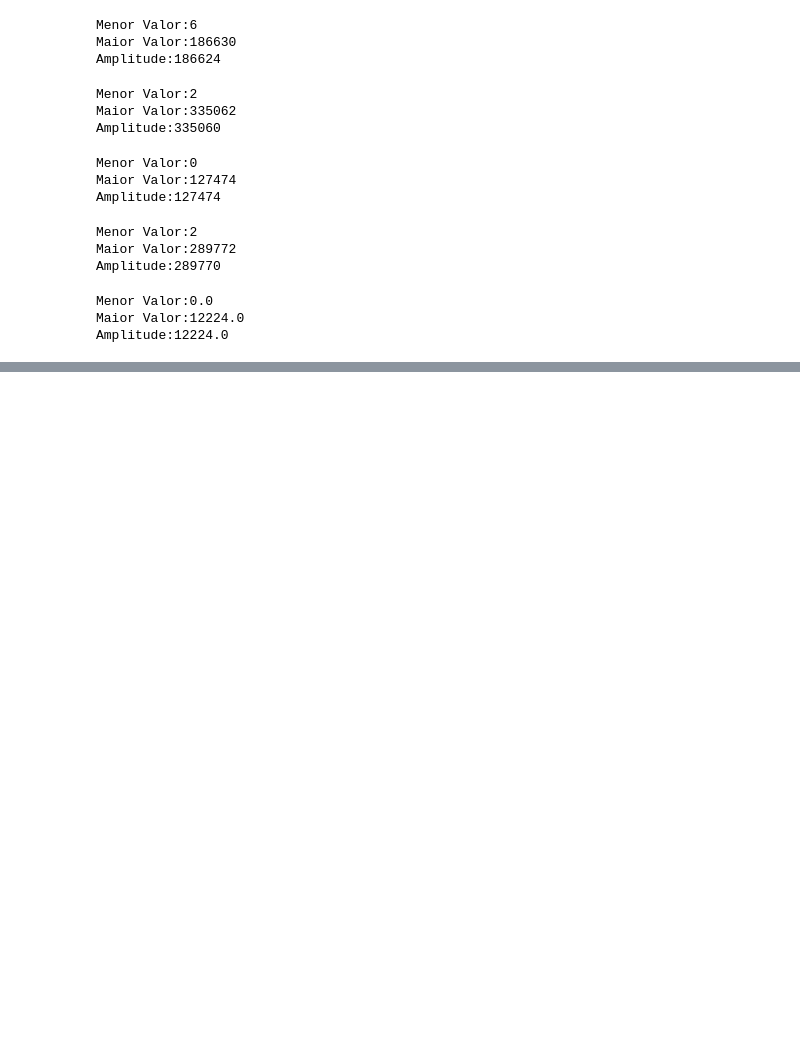
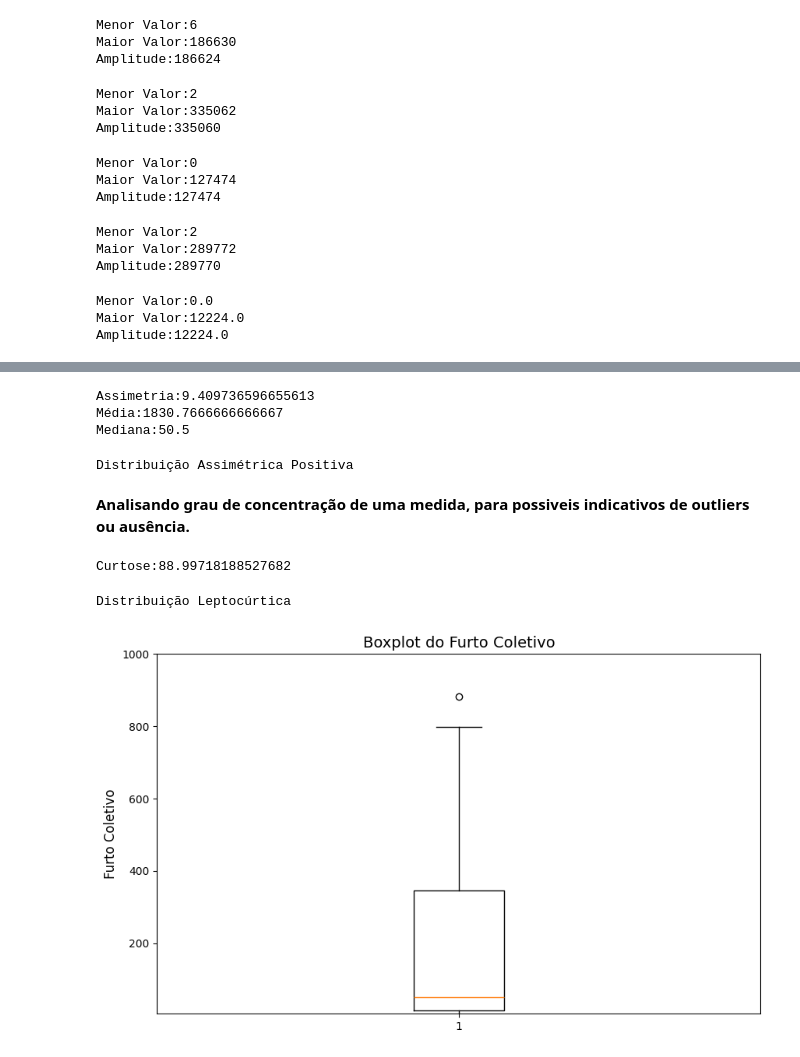
Before and after one commit to AnaCarolNeves/ProjetoFinalBigData, a Jupyter notebook: Projetofinal_parte1.ipynb, the cells around one changed output, grey strips where cells are left out. Saved outputs shown, nothing was run; the diff lists cells and outputs as text; code cells hidden in the pictures; blank space fills up the shorter version.

```diff
--- a/Projetofinal_parte1.ipynb
+++ b/Projetofinal_parte1.ipynb
@@ -491,0 +633,58 @@ Amplitude:12224.0
+# %%
+
+#Calculando
+assimetria=df_furto_coletivo['furto_coletivo'].skew()
+media=df_furto_coletivo['furto_coletivo'].mean()
+mediana=df_furto_coletivo['furto_coletivo'].median()
+
+print(f'Assimetria:{assimetria}')
+print(f'Média:{media}')
+print(f'Mediana:{mediana}')
+# %% [output]
+Assimetria:9.409736596655613
+Média:1830.7666666666667
+Mediana:50.5
+# %%
+if -0.5 <= assimetria <= 0.5:
+    resultado="Distribuição Simétrica"
+elif assimetria > 0.5:
+    resultado="Distribuição Assimétrica Positiva"
+else:
+    resultado="Distribuição Assimétrica Negativa"
+
+print(resultado)
+# %% [output]
+Distribuição Assimétrica Positiva
+# %% [markdown]
+**Analisando grau de concentração de uma medida, para possiveis indicativos de outliers ou ausência.**
+# %%
+#Calculando a curtose
+curtose=df_furto_coletivo['furto_coletivo'].kurtosis()
+print(f'Curtose:{curtose}')
+# %% [output]
+Curtose:88.99718188527682
+# %%
+#Resultado da curtose
+
+if 2.5 <= curtose <= 3.5:
+    resultado2="Distribuição Mesocúrtica"
+elif curtose < 2.5:
+    resultado2="Distribuição Platicúrtica"
+else:
+    resultado2="Distribuição Leptocúrtica"
+
+print(resultado2)
+# %% [output]
+Distribuição Leptocúrtica
+# %%
+import matplotlib.pyplot as plt
+
+plt.figure(figsize=(10,6))
+plt.boxplot(df_furto_coletivo['furto_coletivo'])
+plt.title('Boxplot do Furto Coletivo', fontsize=14)
+plt.ylabel('Furto Coletivo', fontsize=12)
+
+plt.ylim(5,1000)
+plt.show()
+# %% [output]
+[figure, added]
```
Also changed, not shown: parts of 23 cells of this notebook.
